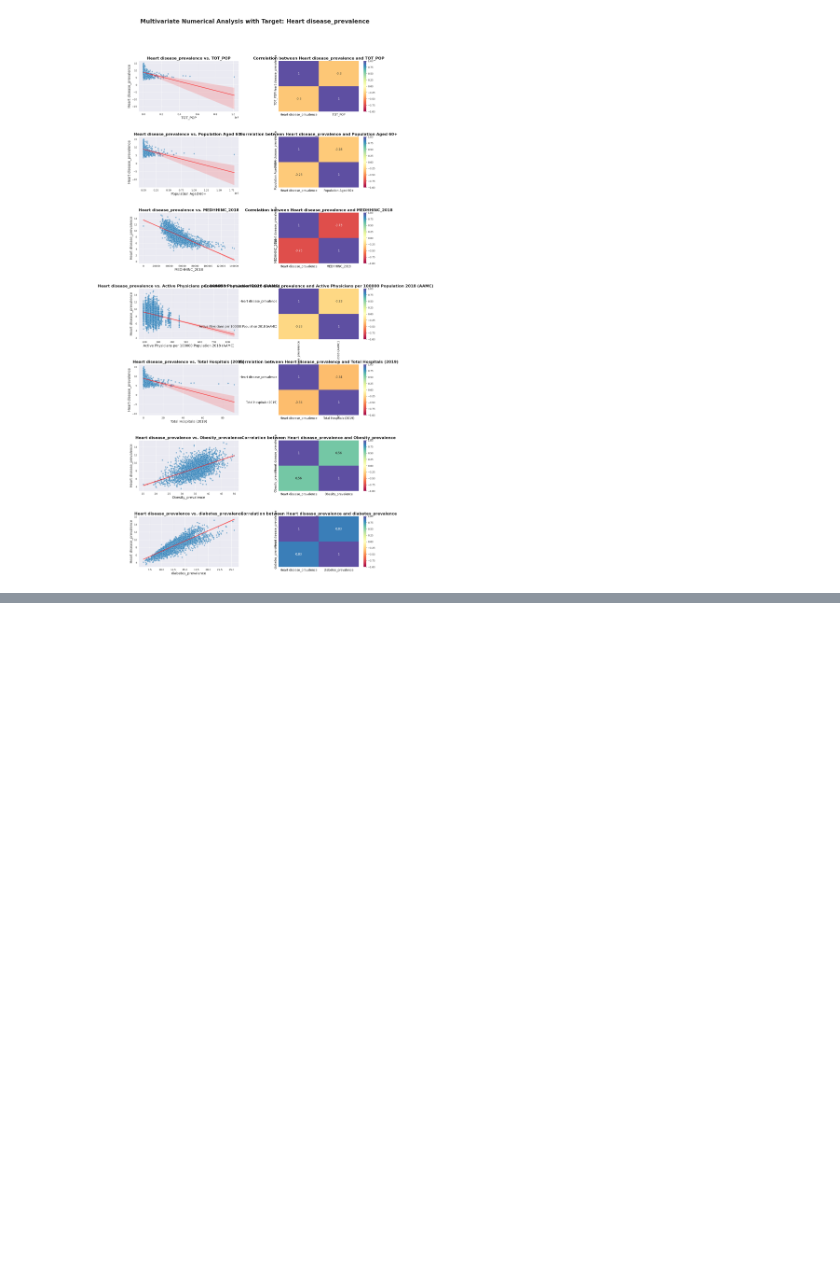
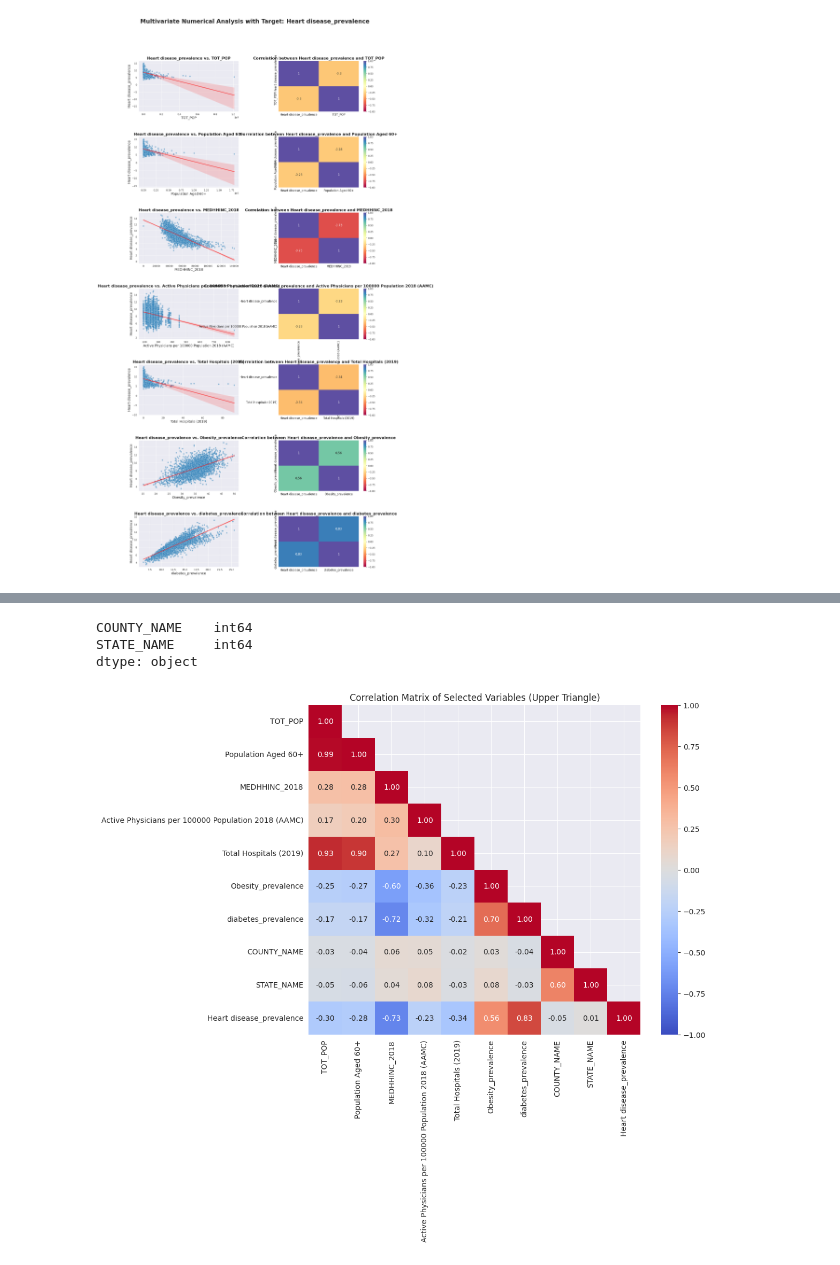
Before and after one commit to jenuzho/DEMOGRAPHIC-HEALTH-regularized-lineal-regression, a Jupyter notebook: src/explore.ipynb, the cells around one changed output, grey strips where cells are left out. Saved outputs shown, nothing was run; the diff lists cells and outputs as text; code cells hidden in the pictures; blank space fills up the shorter version.

```diff
--- a/src/explore.ipynb
+++ b/src/explore.ipynb
@@ -884,0 +935,29 @@ multivariate_numeric_analysis(df_n, target_variable, numerical_columns)
+# %%
+print(df_n[['COUNTY_NAME', 'STATE_NAME']].dtypes)
+# %% [output]
+COUNTY_NAME    int64
+STATE_NAME     int64
+dtype: object
+# %%
+selected_variables = [
+    'TOT_POP', 'Population Aged 60+', 'MEDHHINC_2018',
+    'Active Physicians per 100000 Population 2018 (AAMC)',
+    'Total Hospitals (2019)', 'Obesity_prevalence',
+    'diabetes_prevalence', 'COUNTY_NAME', 'STATE_NAME', 'Heart disease_prevalence']
+
+# Create a new DataFrame with the selected variables
+df_selected = df_n[selected_variables]
+
+# Calculate the correlation matrix
+correlation_matrix = df_selected.corr()
+
+# v
+mask = np.triu(np.ones_like(correlation_matrix), k=1)
+
+# Create the heatmap
+plt.figure(figsize=(10, 8))
+sns.heatmap(correlation_matrix, mask=mask, annot=True, cmap='coolwarm', vmin=-1, vmax=1, fmt=".2f")
+plt.title('Correlation Matrix of Selected Variables (Upper Triangle)')
+plt.show()
+# %% [output]
+[figure, added]
```
Also changed, not shown: parts of 10 cells of this notebook.
